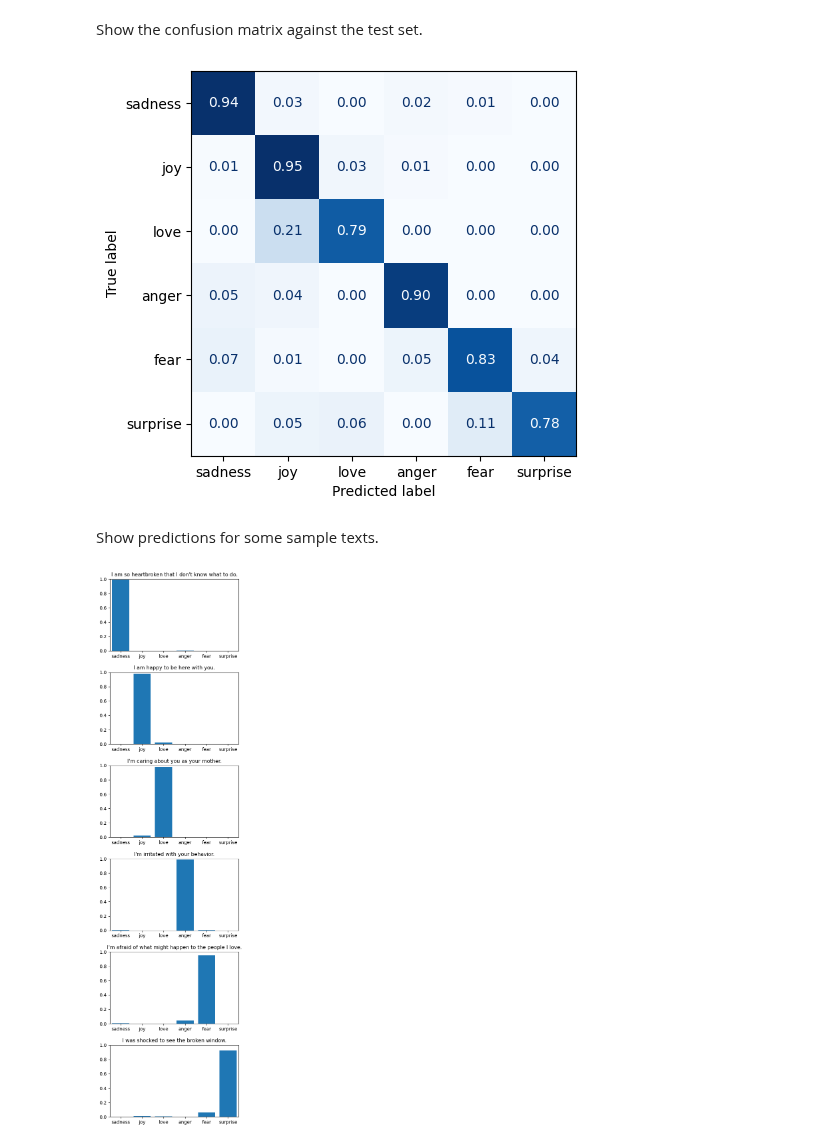
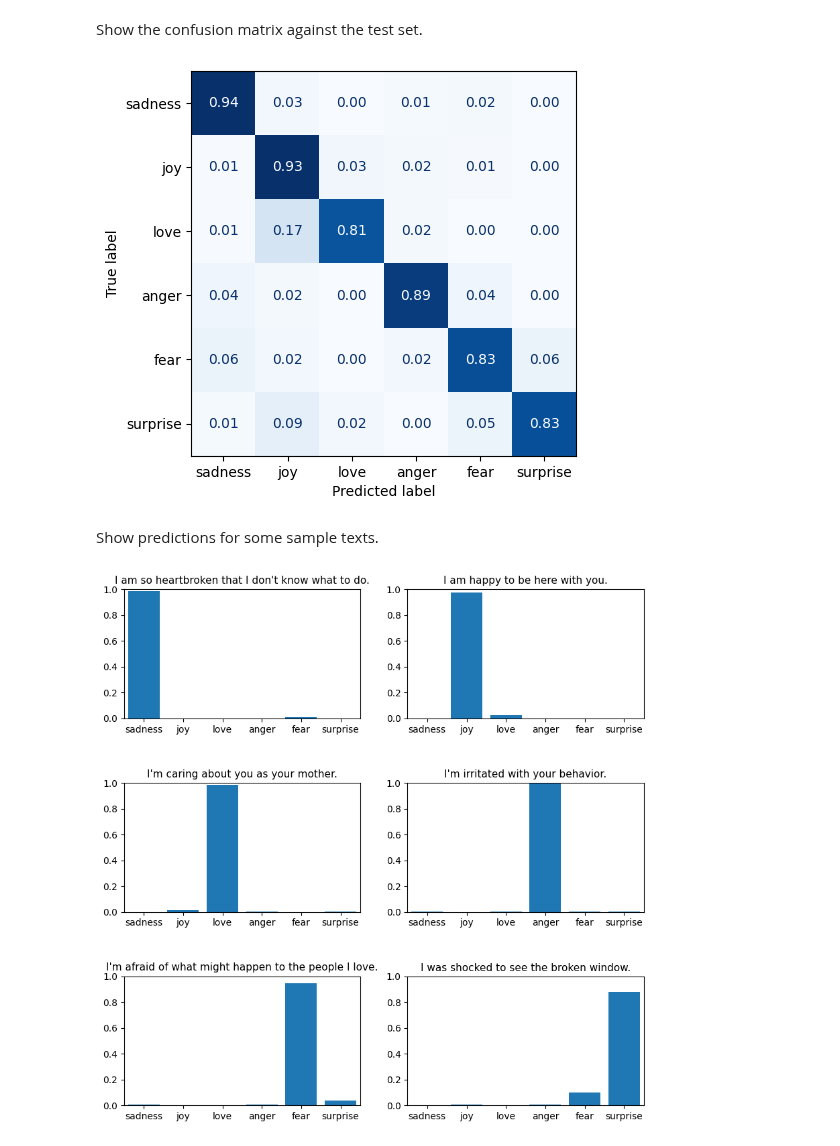
Before and after one commit to enakai00/colab_GenAI_lecture, a Jupyter notebook: Part03/1. LSTM emotion recognizer.ipynb, the cells around one changed output. Drawn from its saved outputs; the diff is of its cells as text; code cells hidden in the pictures.

```diff
--- a/Part03/1. LSTM emotion recognizer.ipynb
+++ b/Part03/1. LSTM emotion recognizer.ipynb
@@ -99,17 +105,18 @@ array([1., 0., 0., 0., 0., 0.], dtype=float32)
 Define the bidirectional LSTM model.
 # %%
 lstm_model = models.Sequential(name='Bidirectional_LSTM_classifier')
-lstm_model.add(layers.Embedding(VOCAB_SIZE, 512, input_shape=(None,),
-                                name='text_embedding'))
+lstm_model.add(layers.Input(shape=(None,), name='input_ids'))
+lstm_model.add(layers.Embedding(VOCAB_SIZE, 512, name='text_embedding'))
 lstm_model.add(layers.Bidirectional(layers.LSTM(512, return_sequences=True),
                                     name='bidirectional_LSTM1'))
 lstm_model.add(layers.Dropout(rate=0.4, name='dropout1'))
 lstm_model.add(layers.Bidirectional(layers.LSTM(256, return_sequences=False),
-                                    name='bidirectional_LSTMs'))
+                                    name='bidirectional_LSTM2'))
 lstm_model.add(layers.Dropout(rate=0.4, name='dropout2'))
-lstm_model.add(layers.Dense(1024, activation='relu', name='feedforward'))
+lstm_model.add(layers.Dense(256, activation='relu', name='feedforward'))
 lstm_model.add(layers.Dropout(rate=0.4, name='dropout3'))
 lstm_model.add(layers.Dense(6, activation='softmax', name='softmax'))
+
 lstm_model.summary()
 # %% [output]
 Model: "Bidirectional_LSTM_classifier"
@@ -195,35 +208,35 @@ fig, ax = plt.subplots(figsize=(5, 5))
 disp = ConfusionMatrixDisplay(cm, display_labels=emotions['validation'].features['label'].names)
 _ = disp.plot(cmap='Blues', values_format='.2f', colorbar=False, ax=ax)
 # %% [output]
-[figure, old version]
+[figure, new version]
 # %% [markdown]
 Show predictions for some sample texts.
 # %%
 input_text = [
     "I am so heartbroken that I don't know what to do.",
     "I am happy to be here with you.",
     "I'm caring about you as your mother.",
     "I'm irritated with your behavior.",
     "I'm afraid of what might happen to the people I love.",
     "I was shocked to see the broken window."]
 
 tokenized_text = tokenizer(input_text, max_length=MAX_LEN,
                            padding='max_length', truncation=True)
 input_ids = np.array(tokenized_text['input_ids'])
 
 predictions = lstm_model.predict(input_ids, verbose=0)
 
 n = len(predictions)
-fig = plt.figure(figsize=(5, 3.5*n))
-plt.subplots_adjust(hspace=0.3)
+fig = plt.figure(figsize=(10, 10))
+plt.subplots_adjust(hspace=0.5)
 
 for c, pred in enumerate(predictions):
-    subplot = fig.add_subplot(n, 1, c+1)
+    subplot = fig.add_subplot(3, 2, c+1)
     subplot.set_xticks(range(6))
     subplot.set_xlim([-0.5, 5.5])
     subplot.set_ylim([0, 1])
     subplot.set_xticklabels(emotion_labels)
     subplot.set_title(input_text[c], fontsize=11)
     _ = subplot.bar(range(6), pred, align='center')
 # %% [output]
-[figure, old version]
+[figure, new version]
```
Also changed, not shown: parts of 12 cells of this notebook.
